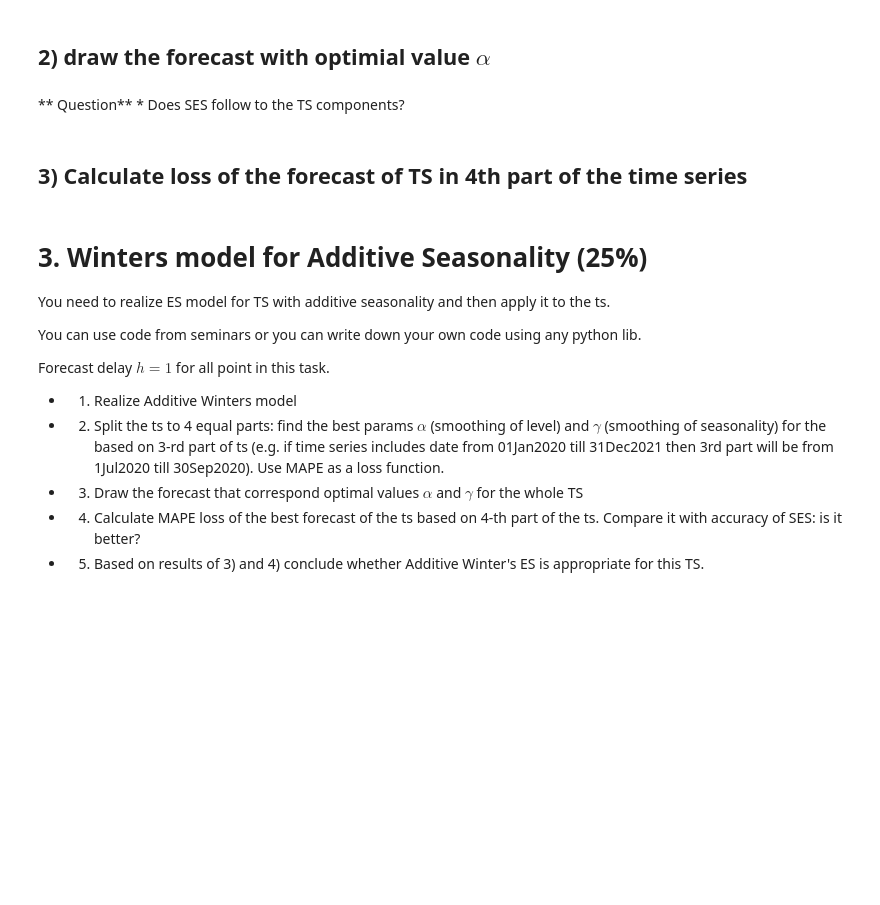
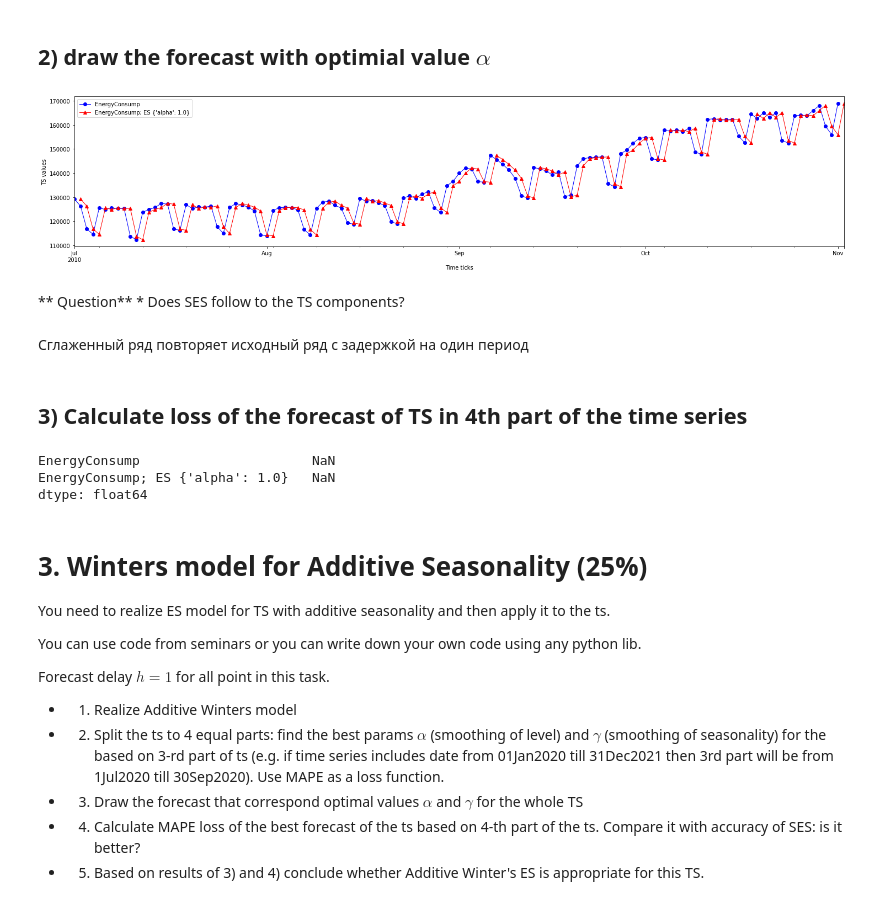
Before and after one commit to Kulikov17/MLDS_ATSF, a Jupyter notebook: hw_1/kulikov_fall2022_hw1.ipynb, the cells around one changed output. Cells and saved outputs as stored; diff of their text form; code cells hidden in the pictures; blank space fills up the shorter version.

```diff
--- a/hw_1/kulikov_fall2022_hw1.ipynb
+++ b/hw_1/kulikov_fall2022_hw1.ipynb
@@ -93,16 +212,16 @@ Forecast delay $h=1$ for all point in this task.
 # %% [markdown]
 ## 1) Search for the optimal $\alpha$
 # %%
-ALPHA = ???
+ALPHA = np.linspace(0.01,1,10)
 ESParamsArray = [{'alpha':alpha} for alpha in ALPHA]
-FRC_ts = build_forecast(h=1, ts=???, alg_name =  ???, alg_title=???,params_array = ESParamsArray)
+FRC_TS = build_forecast(h=1, ts=ts, alg_name='SimpleExponentialSmoothing', alg_title='ES', params_array=ESParamsArray)
 # %%
 # compare ES parameters
-QualityStr = pd.DataFrame(index = ts.columns, columns = FRC_ts.keys())
+QualityStr = pd.DataFrame(index = ts.columns, columns = FRC_TS.keys())
 
-ix = ts.loc[???].index
+ix = ts.loc['2010-09-01':'2010-10-01'].index
 for param_cntr in sorted(QualityStr.columns):
-    frc_ts = FRC_ts[param_cntr]
-    QualityStr[param_cntr],_ = quality???(ts.loc[ix], frc_ts.loc[ix])
+    frc_ts = FRC_TS[param_cntr]
+    QualityStr[param_cntr],_ = qualityMAPE(ts.loc[ix], frc_ts.loc[ix])
 
-QualityStr[QualityStr.columns].mean().sort_values()
+print(QualityStr[QualityStr.columns].mean().sort_values())
@@ -110,15 +241,22 @@ QualityStr[QualityStr.columns].mean().sort_values()
 ## 2) draw the forecast with optimial value $\alpha $
 # %%
 alg_name = QualityStr[QualityStr.columns].mean().sort_values().index[0]
-plot_ts_forecast(ts.loc[???], FRC_ts[alg_name].loc[???]
-               , ts_num=???, alg_title=???)
+plot_ts_forecast(ts, FRC_TS[alg_name], ts_num=0, alg_title=alg_name);
+# %% [output]
+[figure, added]
 # %% [markdown]
 ** Question**
     * Does SES follow to the TS components?
+# %% [markdown]
+Cглаженный ряд повторяет исходный ряд с задержкой на один период
 # %% [markdown]
 ## 3) Calculate loss of the forecast of TS in 4th part of the time series
 # %%
-quality???(ts.loc[???], FRC_ts[alg_name].loc[???])[0]
+qualityMAPE(ts.loc['2010-10-01':], FRC_TS[alg_name].loc['2010-10-01':])[0]
+# %% [output]
+EnergyConsump                      NaN
+EnergyConsump; ES {'alpha': 1.0}   NaN
+dtype: float64
 # %% [markdown]
 # 3. Winters model for Additive Seasonality (25%)
 You need to realize ES model for TS with additive seasonality and then apply it to the ts.
```
Also changed, not shown: parts of 43 cells of this notebook.
